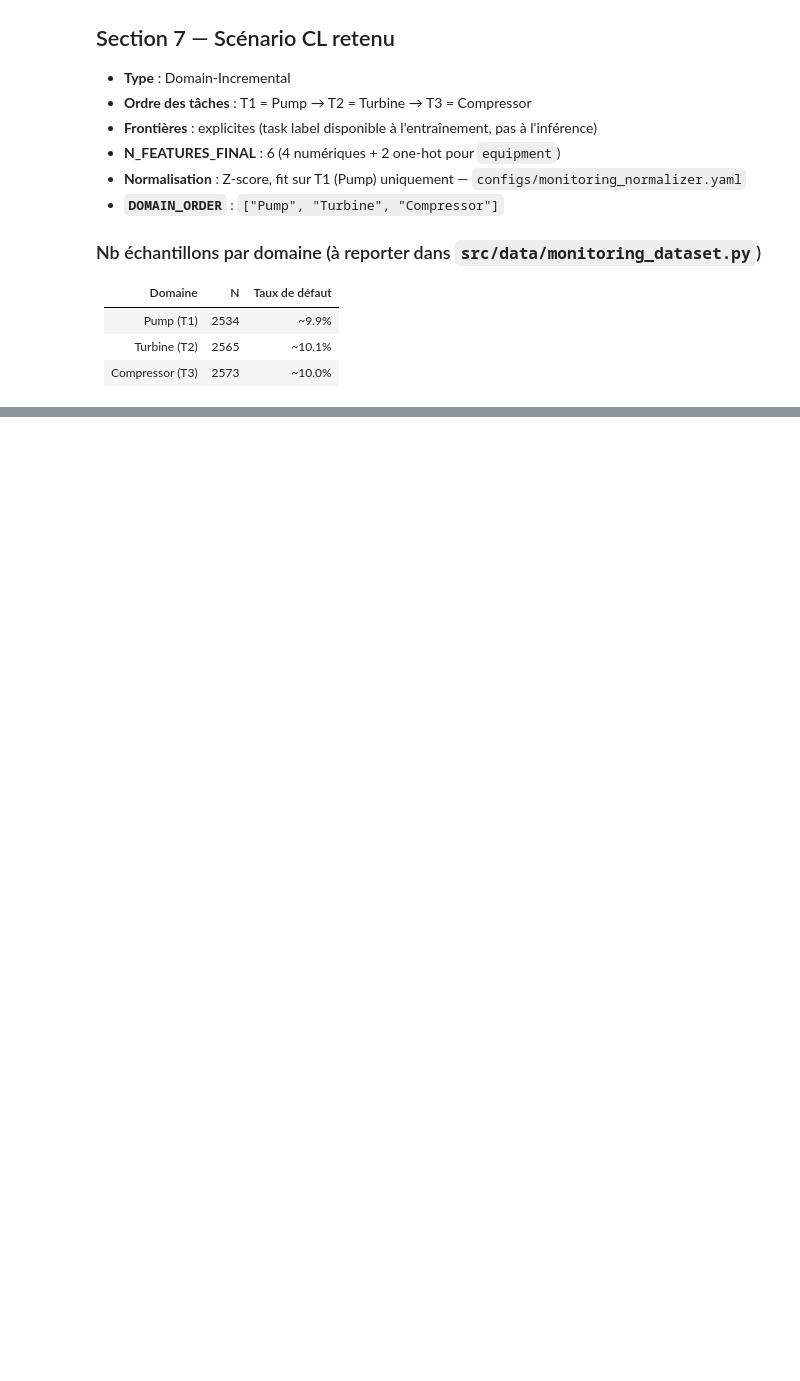
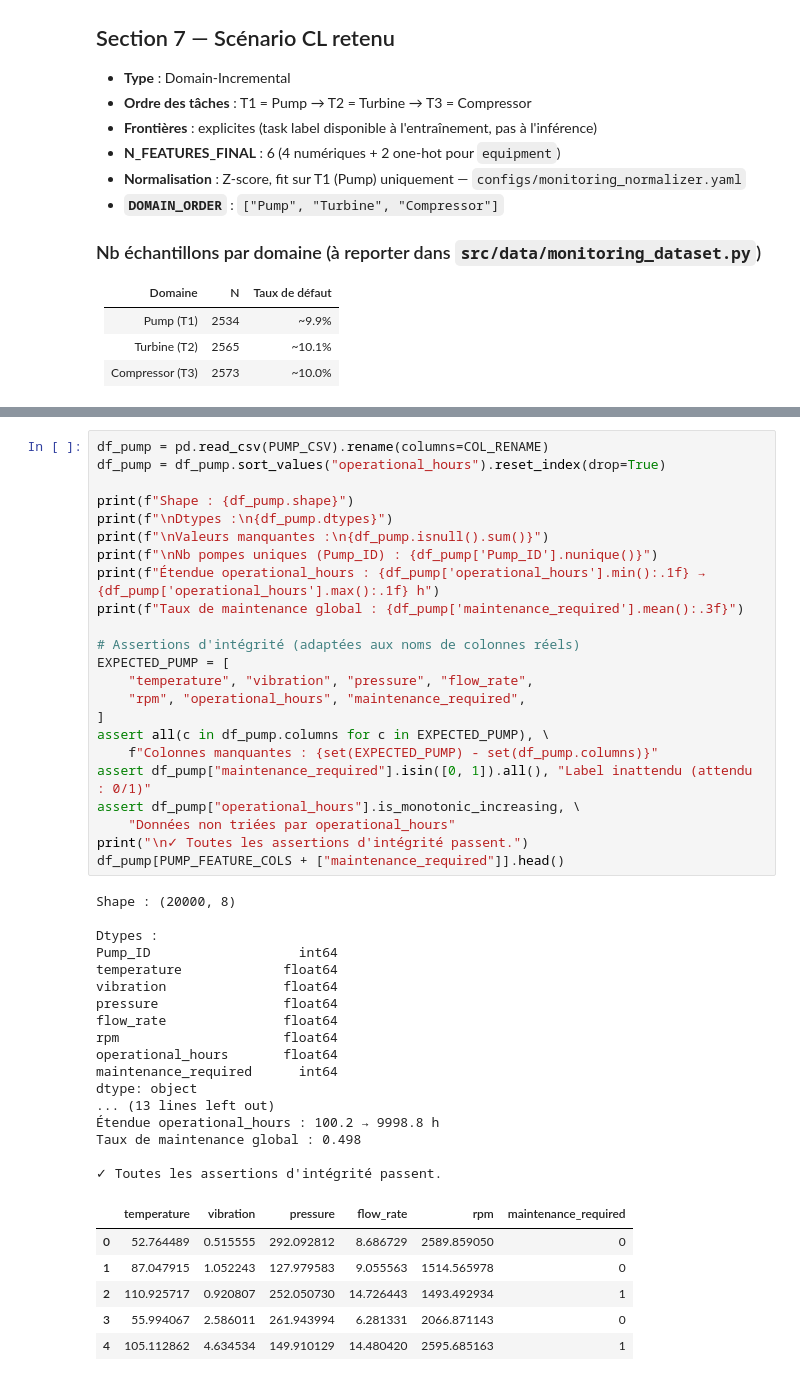
Before and after one commit to lrivals/cl-embedded, a Jupyter notebook: notebooks/01_data_exploration.ipynb, the cells around one changed output, grey strips where cells are left out. Cells and saved outputs as stored; diff of their text form; blank space fills up the shorter version.

```diff
--- a/notebooks/01_data_exploration.ipynb
+++ b/notebooks/01_data_exploration.ipynb
@@ -182,0 +311,47 @@ for eq in DOMAIN_ORDER:
+# %%
+df_pump = pd.read_csv(PUMP_CSV).rename(columns=COL_RENAME)
+df_pump = df_pump.sort_values("operational_hours").reset_index(drop=True)
+
+print(f"Shape : {df_pump.shape}")
+print(f"\nDtypes :\n{df_pump.dtypes}")
+print(f"\nValeurs manquantes :\n{df_pump.isnull().sum()}")
+print(f"\nNb pompes uniques (Pump_ID) : {df_pump['Pump_ID'].nunique()}")
+print(f"Étendue operational_hours : {df_pump['operational_hours'].min():.1f} → {df_pump['operational_hours'].max():.1f} h")
+print(f"Taux de maintenance global : {df_pump['maintenance_required'].mean():.3f}")
+
+# Assertions d'intégrité (adaptées aux noms de colonnes réels)
+EXPECTED_PUMP = [
+    "temperature", "vibration", "pressure", "flow_rate",
+    "rpm", "operational_hours", "maintenance_required",
+]
+assert all(c in df_pump.columns for c in EXPECTED_PUMP), \
+    f"Colonnes manquantes : {set(EXPECTED_PUMP) - set(df_pump.columns)}"
+assert df_pump["maintenance_required"].isin([0, 1]).all(), "Label inattendu (attendu : 0/1)"
+assert df_pump["operational_hours"].is_monotonic_increasing, \
+    "Données non triées par operational_hours"
+print("\n✓ Toutes les assertions d'intégrité passent.")
+df_pump[PUMP_FEATURE_COLS + ["maintenance_required"]].head()
+# %% [output]
+Shape : (20000, 8)
+
+Dtypes :
+Pump_ID                   int64
+temperature             float64
+vibration               float64
+pressure                float64
+flow_rate               float64
+rpm                     float64
+operational_hours       float64
+maintenance_required      int64
+dtype: object
+... (13 lines left out)
+Étendue operational_hours : 100.2 → 9998.8 h
+Taux de maintenance global : 0.498
+
+✓ Toutes les assertions d'intégrité passent.
+|  | temperature | vibration | pressure | flow_rate | rpm | maintenance_required |
+| 0 | 52.764489 | 0.515555 | 292.092812 | 8.686729 | 2589.859050 | 0 |
+| 1 | 87.047915 | 1.052243 | 127.979583 | 9.055563 | 1514.565978 | 0 |
+| 2 | 110.925717 | 0.920807 | 252.050730 | 14.726443 | 1493.492934 | 1 |
+| 3 | 55.994067 | 2.586011 | 261.943994 | 6.281331 | 2066.871143 | 0 |
+| 4 | 105.112862 | 4.634534 | 149.910129 | 14.480420 | 2595.685163 | 1 |
```
Also changed, not shown: parts of 24 cells of this notebook, 45 other files.
